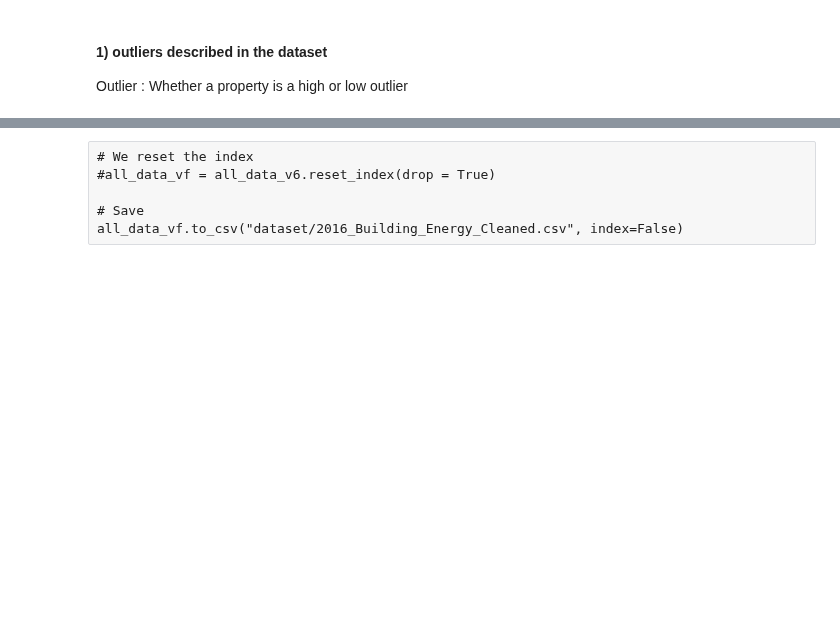
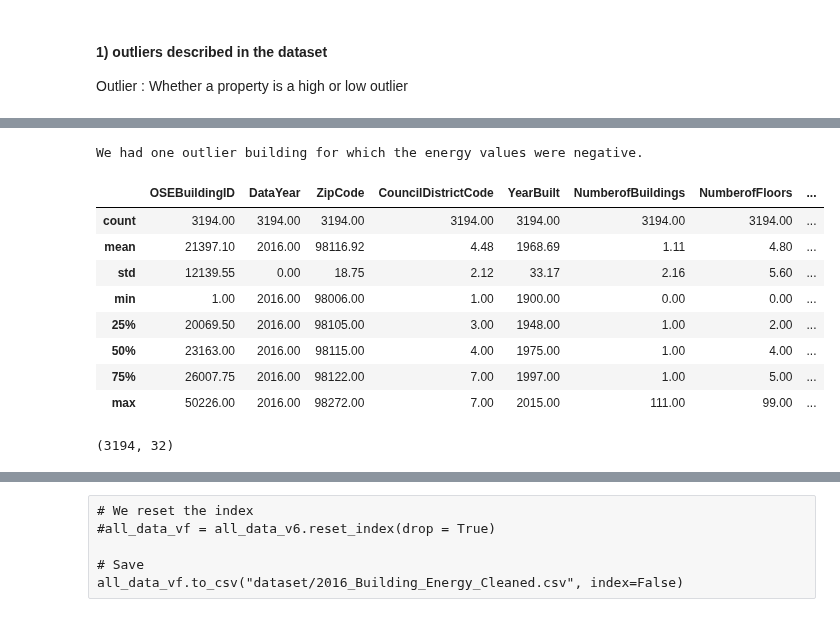
Before and after one commit to oumeima-elgharbi/P4_Data_Science_OpenClassrooms, a Jupyter notebook: P4_01_preprocess.ipynb, the cells around one changed output, grey strips where cells are left out. Drawn from its saved outputs; the diff is of its cells as text; code cells hidden in the pictures; blank space fills up the shorter version.

```diff
--- a/P4_01_preprocess.ipynb
+++ b/P4_01_preprocess.ipynb
@@ -533,10 +560,0 @@ Should I use them as a reference for outliers ??
-# %%
-all_data_v3.describe()
-print(all_data_v3.shape)
-
-all_data_v4 = all_data_v3[all_data_v3["SourceEUIWN(kBtu/sf)"] >= 0]
-
-print("We had one outlier building for which the energy values were negative.")
-print("Theses features were negative : SourceEUIWN(kBtu/sf), Electricity(kWh), Electricity(kBtu), TotalGHGEmissions, GHGEmissionsIntensity")
-
-display(all_data_v4.describe())
@@ -557,0 +597,29 @@ Kindergarten through high school (K–12) buildings in the US use an average of
+# %%
+def removing_energy_outliers(data_frame, energy_feature, ceiling):
+    """
+
+    :param data_frame:
+    :param energy_feature:
+    :return:
+    """
+    df = data_frame[data_frame[energy_feature] >= ceiling]
+    return df
+
+all_data_v5 = removing_energy_outliers(all_data_v4, "SourceEUIWN(kBtu/sf)", 0)
+
+print("We had one outlier building for which the energy values were negative.")
+
+display(all_data_v5.describe())
+print(all_data_v5.shape)
+# %% [output]
+We had one outlier building for which the energy values were negative.
+|  | OSEBuildingID | DataYear | ZipCode | CouncilDistrictCode | YearBuilt | NumberofBuildings | NumberofFloors | ... |
+| count | 3194.00 | 3194.00 | 3194.00 | 3194.00 | 3194.00 | 3194.00 | 3194.00 | ... |
+| mean | 21397.10 | 2016.00 | 98116.92 | 4.48 | 1968.69 | 1.11 | 4.80 | ... |
+| std | 12139.55 | 0.00 | 18.75 | 2.12 | 33.17 | 2.16 | 5.60 | ... |
+| min | 1.00 | 2016.00 | 98006.00 | 1.00 | 1900.00 | 0.00 | 0.00 | ... |
+| 25% | 20069.50 | 2016.00 | 98105.00 | 3.00 | 1948.00 | 1.00 | 2.00 | ... |
+| 50% | 23163.00 | 2016.00 | 98115.00 | 4.00 | 1975.00 | 1.00 | 4.00 | ... |
+| 75% | 26007.75 | 2016.00 | 98122.00 | 7.00 | 1997.00 | 1.00 | 5.00 | ... |
+| max | 50226.00 | 2016.00 | 98272.00 | 7.00 | 2015.00 | 111.00 | 99.00 | ... |
+(3194, 32)
```
Also changed, not shown: parts of 64 cells of this notebook, 3 other files.
